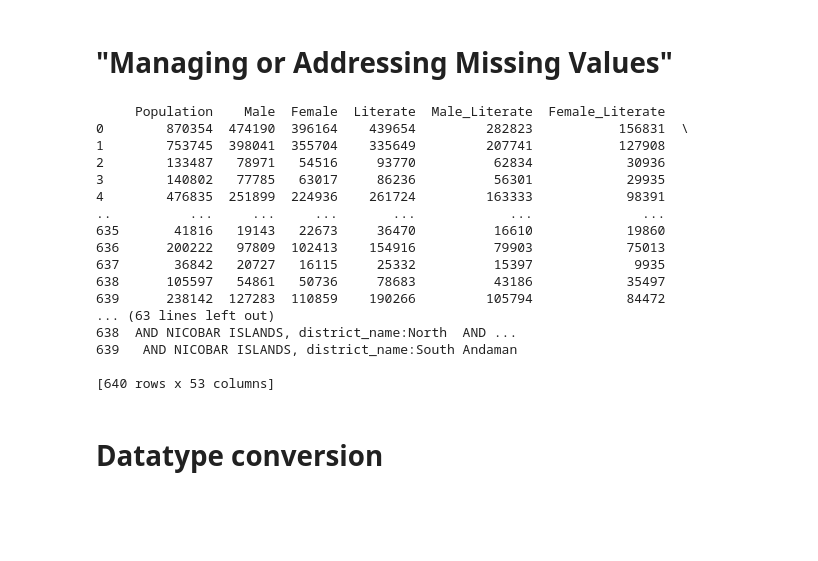
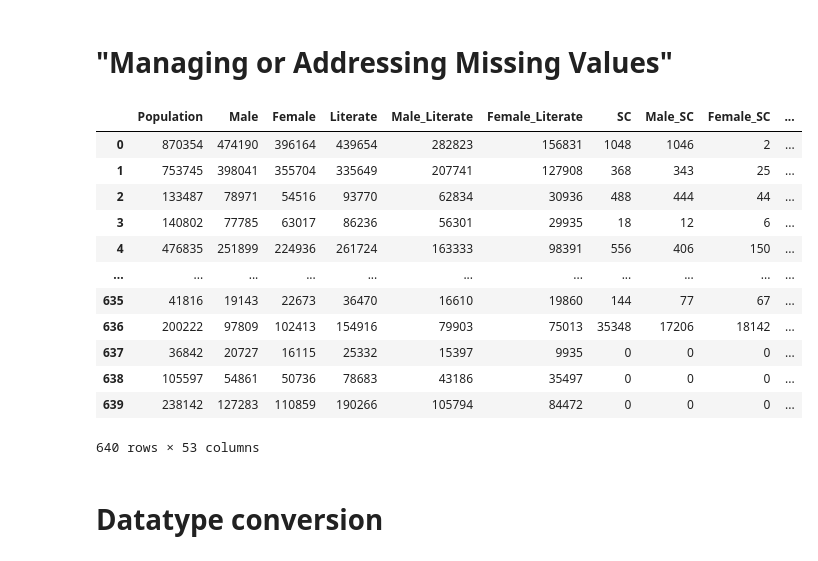
Before and after one commit to RAFIKSHA/Processing-the-Dataset-ass1, a Jupyter notebook: index.py.ipynb, the cells around one changed output. Cells and saved outputs as stored; diff of their text form; code cells hidden in the pictures; blank space fills up the shorter version.

```diff
--- a/index.py.ipynb
+++ b/index.py.ipynb
@@ -127,28 +118,24 @@ Preprocessed Data is:
 # %%
 # Handle missing values
 
 dataset['Age_Group_50'].fillna(df['Age_Group_50'].median(), inplace=True)
 
 # Display the DataFrame
-print(dataset)
+dataset
 # %% [output]
+|  | Population | Male | Female | Literate | Male_Literate | Female_Literate | SC | Male_SC | Female_SC | ... |
+| 0 | 870354 | 474190 | 396164 | 439654 | 282823 | 156831 | 1048 | 1046 | 2 | ... |
+| 1 | 753745 | 398041 | 355704 | 335649 | 207741 | 127908 | 368 | 343 | 25 | ... |
+| 2 | 133487 | 78971 | 54516 | 93770 | 62834 | 30936 | 488 | 444 | 44 | ... |
+| 3 | 140802 | 77785 | 63017 | 86236 | 56301 | 29935 | 18 | 12 | 6 | ... |
+| 4 | 476835 | 251899 | 224936 | 261724 | 163333 | 98391 | 556 | 406 | 150 | ... |
+| ... | ... | ... | ... | ... | ... | ... | ... | ... | ... | ... |
+| 635 | 41816 | 19143 | 22673 | 36470 | 16610 | 19860 | 144 | 77 | 67 | ... |
+| 636 | 200222 | 97809 | 102413 | 154916 | 79903 | 75013 | 35348 | 17206 | 18142 | ... |
+| 637 | 36842 | 20727 | 16115 | 25332 | 15397 | 9935 | 0 | 0 | 0 | ... |
+| 638 | 105597 | 54861 | 50736 | 78683 | 43186 | 35497 | 0 | 0 | 0 | ... |
+| 639 | 238142 | 127283 | 110859 | 190266 | 105794 | 84472 | 0 | 0 | 0 | ... |
-     Population    Male  Female  Literate  Male_Literate  Female_Literate
-0        870354  474190  396164    439654         282823           156831  \
-1        753745  398041  355704    335649         207741           127908
-2        133487   78971   54516     93770          62834            30936
-3        140802   77785   63017     86236          56301            29935
-4        476835  251899  224936    261724         163333            98391
-..          ...     ...     ...       ...            ...              ...
-635       41816   19143   22673     36470          16610            19860
-636      200222   97809  102413    154916          79903            75013
-637       36842   20727   16115     25332          15397             9935
-638      105597   54861   50736     78683          43186            35497
-639      238142  127283  110859    190266         105794            84472
-... (63 lines left out)
-638  AND NICOBAR ISLANDS, district_name:North  AND ...
-639   AND NICOBAR ISLANDS, district_name:South Andaman
-
-[640 rows x 53 columns]
+640 rows × 53 columns
 # %% [markdown]
 # Datatype conversion
 # %%
```
Also changed, not shown: parts of 1 cell of this notebook.
